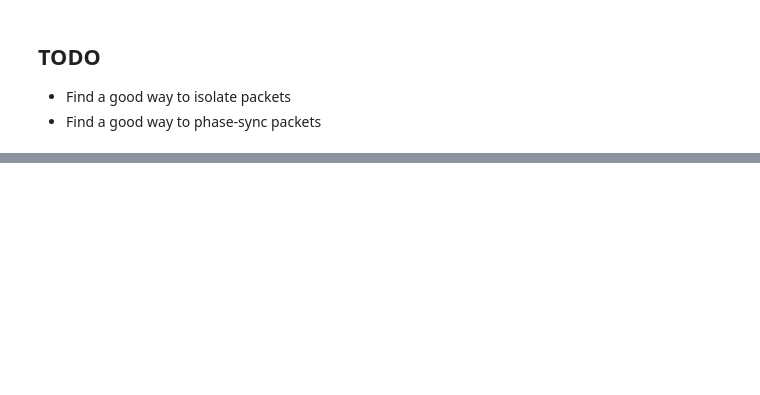
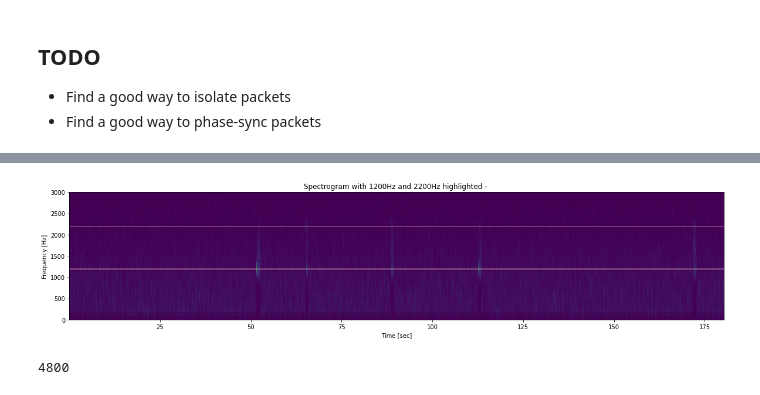
Before and after one commit to thomastoye/aprs-ax25-from-scratch, a Jupyter notebook: notebooks/notebook.ipynb, the cells around one changed output, grey strips where cells are left out. Cells and saved outputs as stored; diff of their text form; code cells hidden in the pictures; blank space fills up the shorter version.

```diff
--- a/notebooks/notebook.ipynb
+++ b/notebooks/notebook.ipynb
@@ -503,0 +547,8 @@ create_eye_diagram(convolved, new_sample_rate, int(new_sample_rate*(start_second
+# %%
+show_spectrogram(file, file_sample_rate)
+# %% [output]
+[figure, added]
+# %%
+overlap
+# %% [output]
+4800
```
Also changed, not shown: parts of 7 cells of this notebook, 2 other files.
